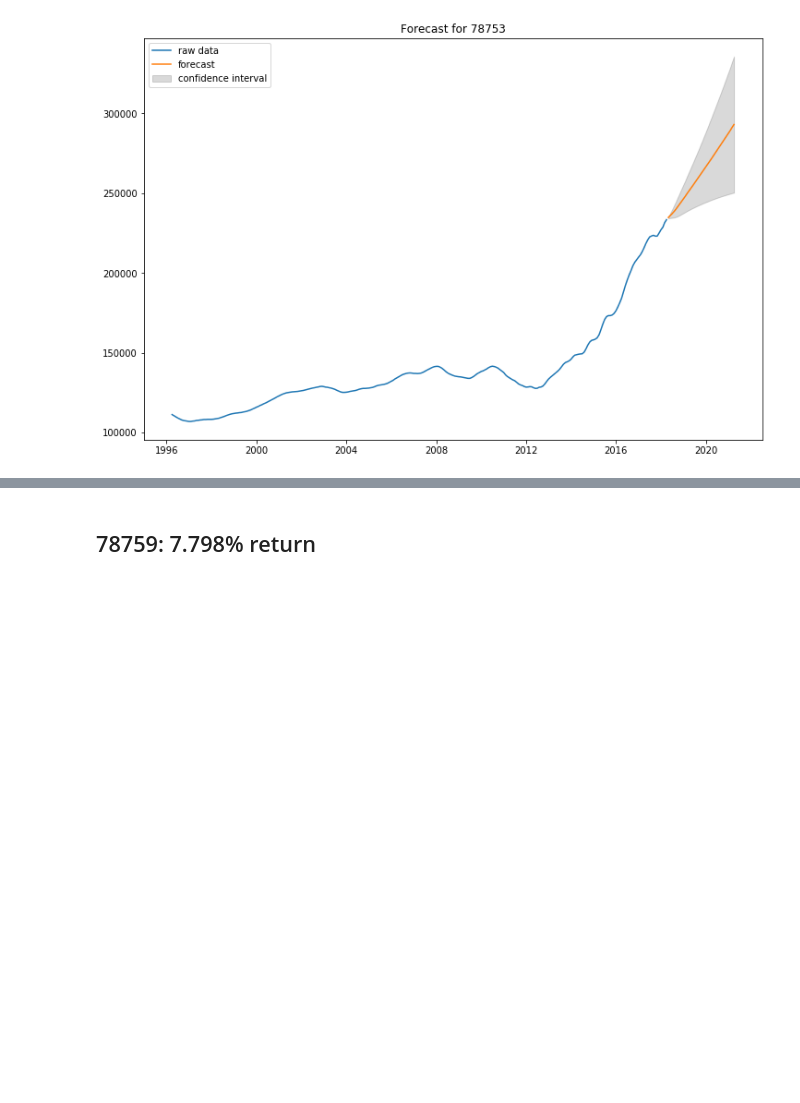
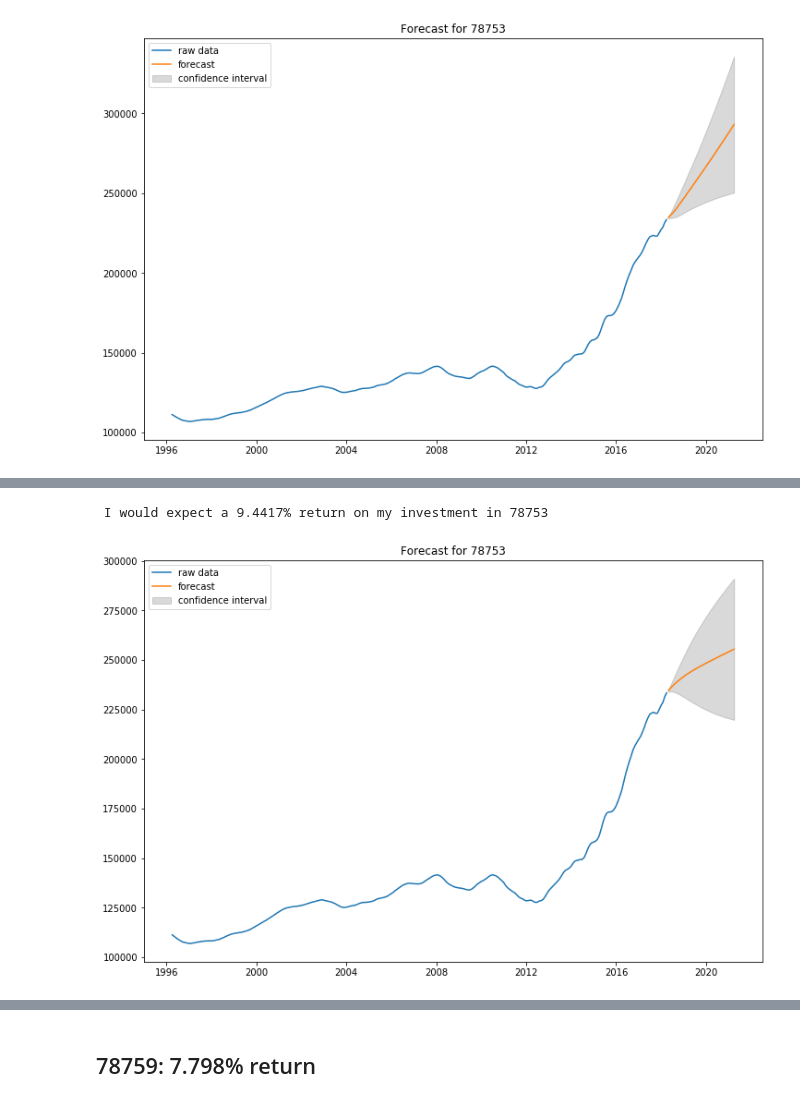
Before and after one commit to david-cuervo/Best_Zipcodes_to_Invest_in_AustinTX_Project, a Jupyter notebook: time-series/Module 4 Project_Time Series.ipynb, the cells around one changed output, grey strips where cells are left out. Cells and saved outputs as stored; diff of their text form; code cells hidden in the pictures; blank space fills up the shorter version.

```diff
--- a/time-series/Module 4 Project_Time Series.ipynb
+++ b/time-series/Module 4 Project_Time Series.ipynb
@@ -420,0 +548,6 @@ interpret_model(78753, 2, 2, 1)
+# %%
+#Trying order (1,1,1) with decent MSE and lower p
+interpret_model(78753, 1, 1, 1)
+# %% [output]
+ I would expect a 9.4417% return on my investment in 78753
+[figure, added]
```
Also changed, not shown: parts of 30 cells of this notebook, 8 other files.
